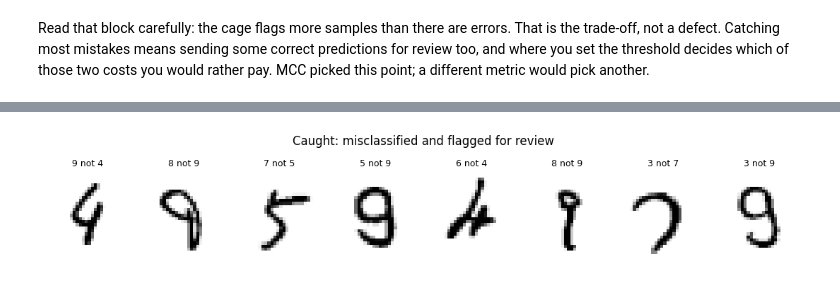
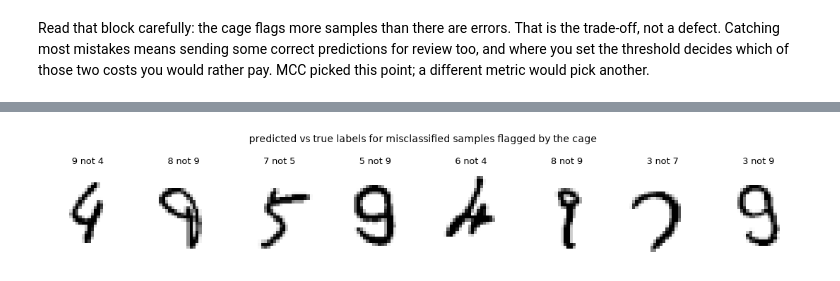
Before and after one commit to SINTEF/safetycage, a Jupyter notebook: examples/01-mnist/tutorial.ipynb, the cells around one changed output, grey strips where cells are left out. Cells and saved outputs as stored; diff of their text form; code cells hidden in the pictures.

```diff
--- a/examples/01-mnist/tutorial.ipynb
+++ b/examples/01-mnist/tutorial.ipynb
@@ -184,3 +183,19 @@ errors. That is the trade-off, not a defect. Catching most mistakes
 means sending some correct predictions for review too, and where you
 set the threshold decides which of those two costs you would rather
 pay. MCC picked this point; a different metric would pick another.
+# %%
+import matplotlib.pyplot as plt
+from safetycage.utils.visualise import plot_metric_vs_threshold, plot_statistic_distribution
+
+result_test = msp.find_best_threshold(
+    y_true=incorrect_test,
+    y_probs=statistics_test,
+    metric_fn=MCC,
+)
+
+fig, ax = plt.subplots(figsize=(8, 5))
+plot_metric_vs_threshold(result_test['thresholds'], result_test['metrics'], ax=ax, label='Test')
+plot_metric_vs_threshold(result['thresholds'], result['metrics'], ax=ax, label='Validation')
+ax.set_ylabel("MCC")
+ax.legend()
+plt.show()
@@ -187,15 +204,15 @@ pay. MCC picked this point; a different metric would pick another.
 # %%
 flagged_and_wrong = [i for i in range(len(x_test)) if flagged_test[i] and incorrect_test[i]]
 
 predictions_test = model_module._get_predictions(x_test)
 
 fig, axes = plt.subplots(1, 8, figsize=(11, 2))
 for ax, index in zip(axes, flagged_and_wrong):
     ax.imshow(x_test[index].reshape(28, 28), cmap='gray_r')
     ax.set_title(f'{predictions_test[index]} not {y_test[index]}', fontsize=9)
     ax.axis('off')
-fig.suptitle('Caught: misclassified and flagged for review')
+fig.suptitle('predicted vs true labels for misclassified samples flagged by the cage', fontsize=10)
 plt.tight_layout()
 plt.show()
 # %% [output]
-[figure, old version]
+[figure, new version]
```
Also changed, not shown: parts of 5 cells of this notebook, 4 other files.
